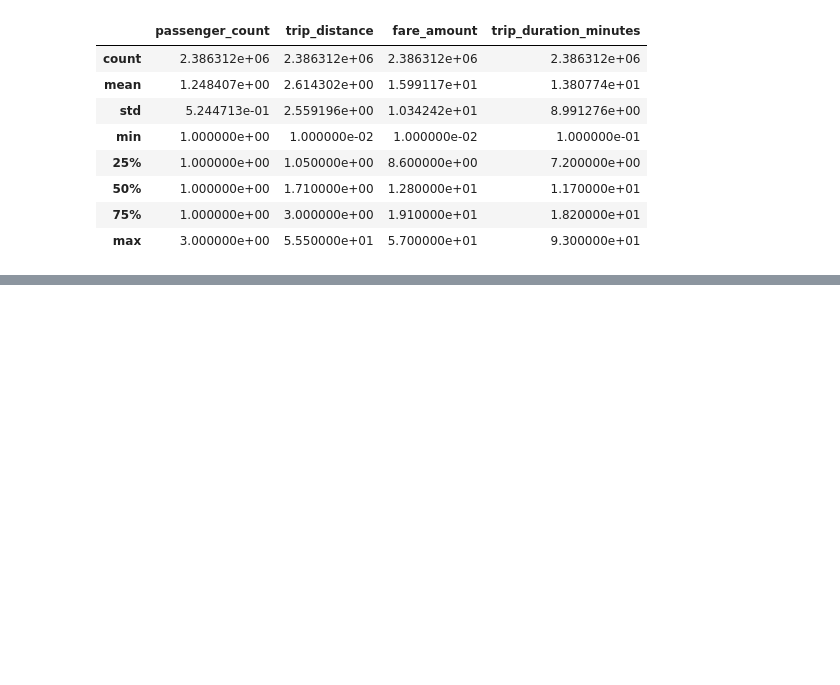
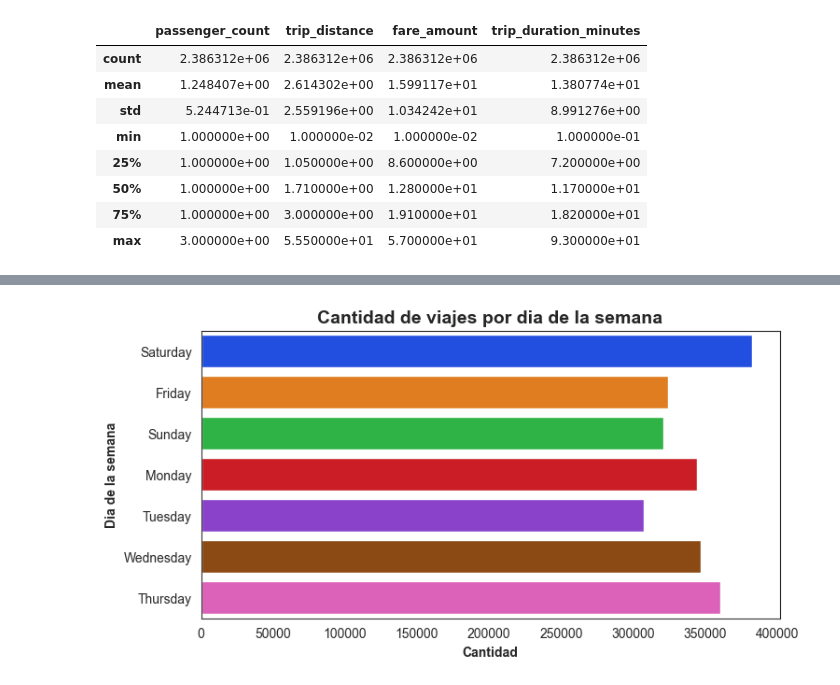
Before and after one commit to ing-jhparra/nyc-taxis, a Jupyter notebook: EDA/Taxis.ipynb, the cells around one changed output, grey strips where cells are left out. Saved outputs shown, nothing was run; the diff lists cells and outputs as text; code cells hidden in the pictures; blank space fills up the shorter version.

```diff
--- a/EDA/Taxis.ipynb
+++ b/EDA/Taxis.ipynb
@@ -295,0 +375,19 @@ datos.describe()
+# %%
+# Definimos el estilo
+sns.set_style('white')
+
+# Definimos el tamaño
+plt.figure(figsize=(8,4))
+
+# Definimos el grafico y los datos a usar
+ax = sns.countplot(data=datos, y='pickup_day_of_week', palette='bright',hue='pickup_day_of_week')
+
+# Colocamos las etiquetas
+plt.title('Cantidad de viajes por dia de la semana',fontweight='bold', fontsize=14)
+plt.xlabel('Cantidad',fontweight='bold')
+plt.ylabel('Dia de la semana',fontweight='bold')
+
+# Mostramos el grafico
+plt.show()
+# %% [output]
+[figure, added]
```
Also changed, not shown: parts of 8 cells of this notebook.
